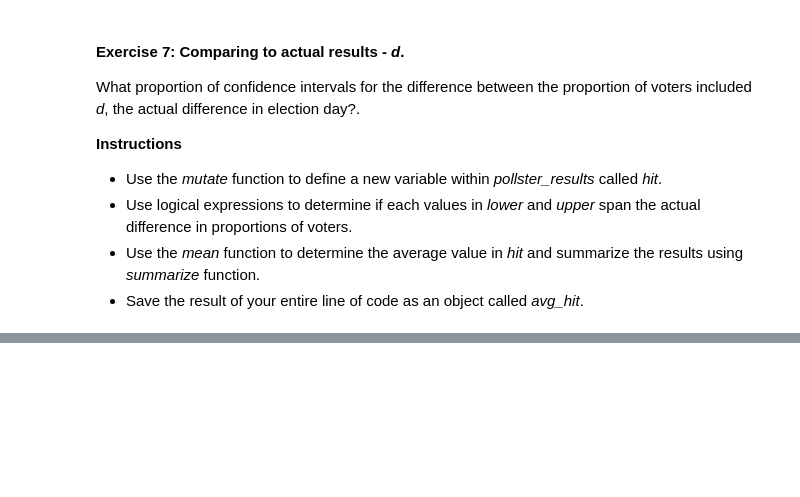
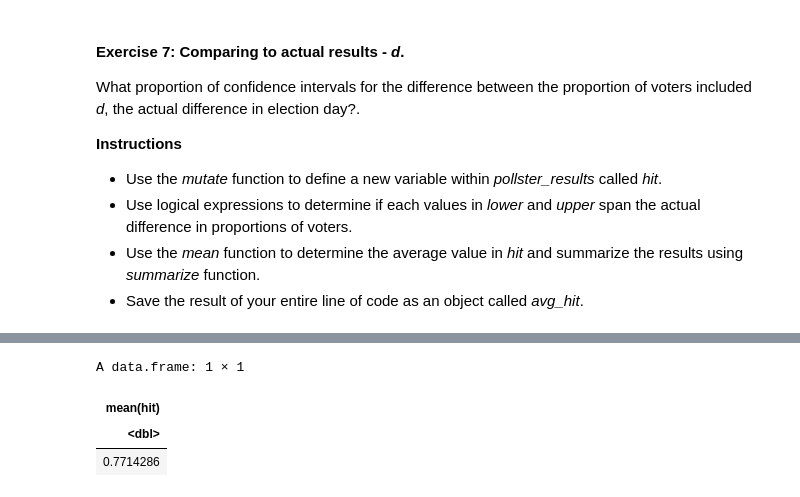
Before and after one commit to benitojpc/data-science-infering-modeling, a Jupyter notebook: Inference-Modeling.ipynb, the cells around one changed output, grey strips where cells are left out. Drawn from its saved outputs; the diff is of its cells as text; code cells hidden in the pictures; blank space fills up the shorter version.

```diff
--- a/Inference-Modeling.ipynb
+++ b/Inference-Modeling.ipynb
@@ -1615,0 +1657,10 @@ What proportion of confidence intervals for the difference between the proportio
+# %%
+avg_hit <- pollster_results %>%
+                        mutate(hit = lower<=0.021 & upper>=0.021) %>%
+                        summarize( mean( hit ) )
+avg_hit
+# %% [output]
+A data.frame: 1 × 1
+| mean(hit) |
+| <dbl> |
+| 0.7714286 |
```
Also changed, not shown: parts of 3 cells of this notebook.
